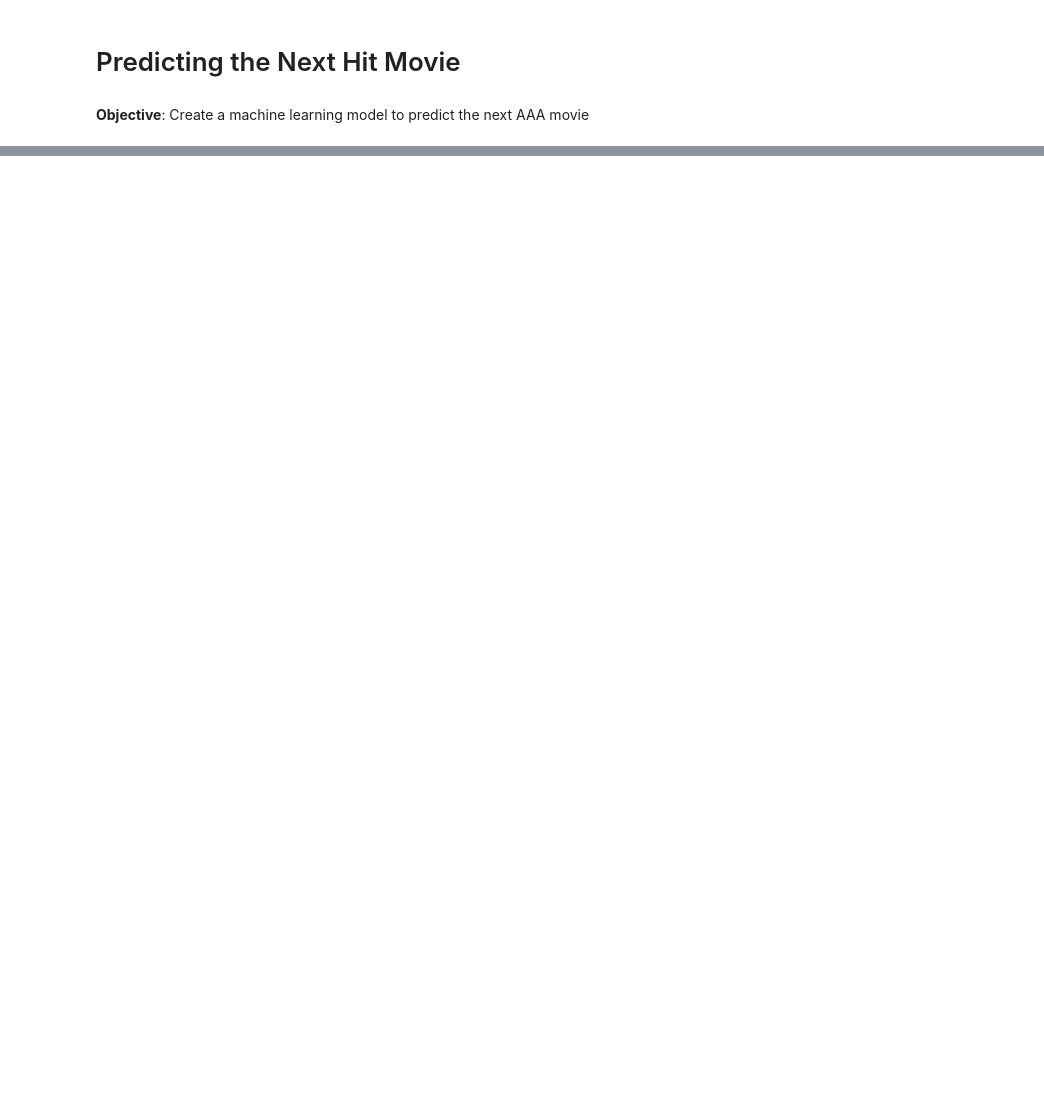
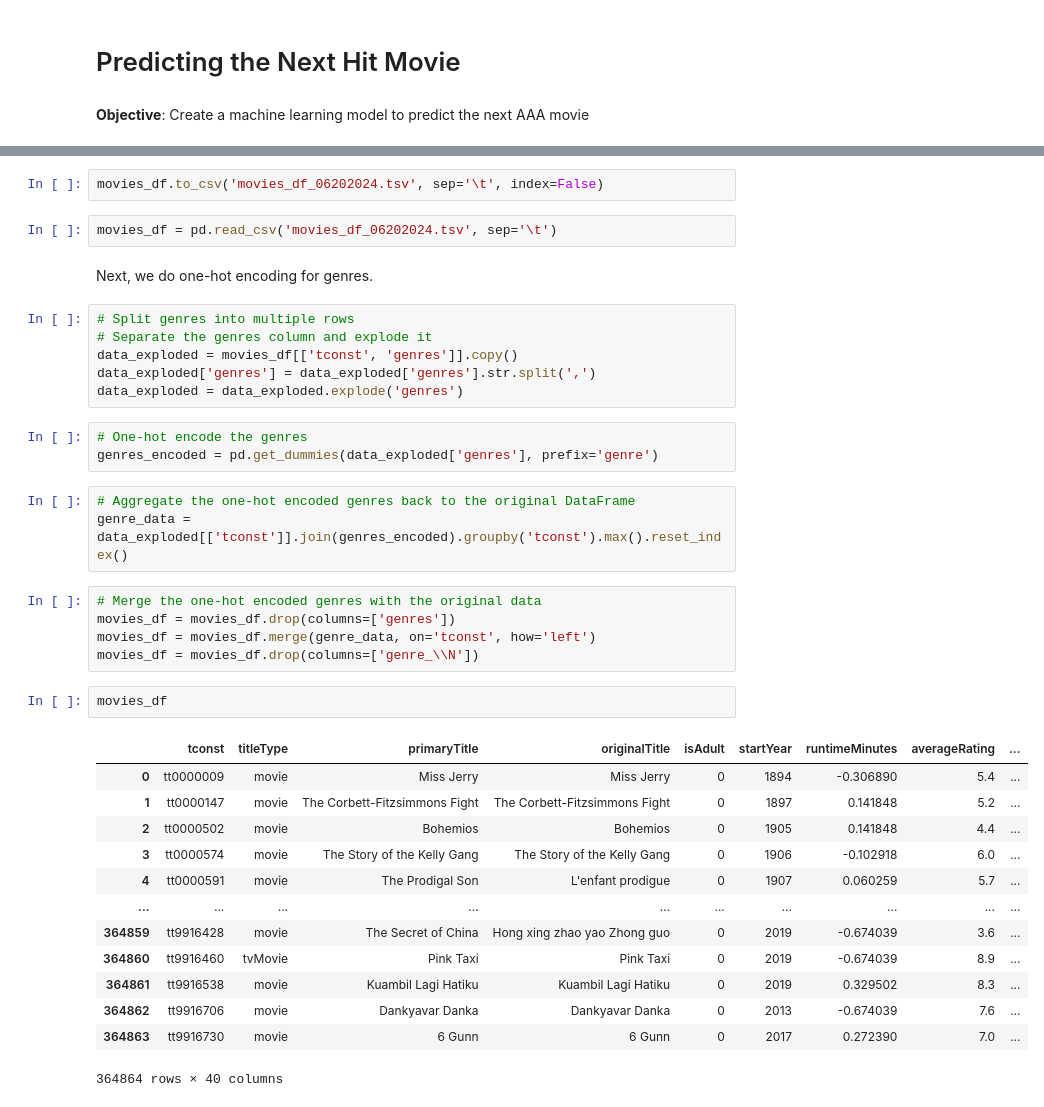
Before and after one commit to ayishamiara/Predicting-the-Next-Hit-Movie, a Jupyter notebook: main.ipynb, the cells around one changed output, grey strips where cells are left out. Cells and saved outputs as stored; diff of their text form; blank space fills up the shorter version.

```diff
--- a/main.ipynb
+++ b/main.ipynb
@@ -31,0 +253,39 @@ title_ratings = pd.read_csv(files['title_ratings'], sep='\t')
+# %%
+movies_df.to_csv('movies_df_06202024.tsv', sep='\t', index=False)
+# %%
+movies_df = pd.read_csv('movies_df_06202024.tsv', sep='\t')
+# %% [markdown]
+Next, we do one-hot encoding for genres.
+# %%
+# Split genres into multiple rows
+# Separate the genres column and explode it
+data_exploded = movies_df[['tconst', 'genres']].copy()
+data_exploded['genres'] = data_exploded['genres'].str.split(',')
+data_exploded = data_exploded.explode('genres')
+# %%
+# One-hot encode the genres
+genres_encoded = pd.get_dummies(data_exploded['genres'], prefix='genre')
+# %%
+# Aggregate the one-hot encoded genres back to the original DataFrame
+genre_data = data_exploded[['tconst']].join(genres_encoded).groupby('tconst').max().reset_index()
+# %%
+# Merge the one-hot encoded genres with the original data
+movies_df = movies_df.drop(columns=['genres'])
+movies_df = movies_df.merge(genre_data, on='tconst', how='left')
+movies_df = movies_df.drop(columns=['genre_\\N'])
+# %%
+movies_df
+# %% [output]
+|  | tconst | titleType | primaryTitle | originalTitle | isAdult | startYear | runtimeMinutes | averageRating | ... |
+| 0 | tt0000009 | movie | Miss Jerry | Miss Jerry | 0 | 1894 | -0.306890 | 5.4 | ... |
+| 1 | tt0000147 | movie | The Corbett-Fitzsimmons Fight | The Corbett-Fitzsimmons Fight | 0 | 1897 | 0.141848 | 5.2 | ... |
+| 2 | tt0000502 | movie | Bohemios | Bohemios | 0 | 1905 | 0.141848 | 4.4 | ... |
+| 3 | tt0000574 | movie | The Story of the Kelly Gang | The Story of the Kelly Gang | 0 | 1906 | -0.102918 | 6.0 | ... |
+| 4 | tt0000591 | movie | The Prodigal Son | L'enfant prodigue | 0 | 1907 | 0.060259 | 5.7 | ... |
+| ... | ... | ... | ... | ... | ... | ... | ... | ... | ... |
+| 364859 | tt9916428 | movie | The Secret of China | Hong xing zhao yao Zhong guo | 0 | 2019 | -0.674039 | 3.6 | ... |
+| 364860 | tt9916460 | tvMovie | Pink Taxi | Pink Taxi | 0 | 2019 | -0.674039 | 8.9 | ... |
+| 364861 | tt9916538 | movie | Kuambil Lagi Hatiku | Kuambil Lagi Hatiku | 0 | 2019 | 0.329502 | 8.3 | ... |
+| 364862 | tt9916706 | movie | Dankyavar Danka | Dankyavar Danka | 0 | 2013 | -0.674039 | 7.6 | ... |
+| 364863 | tt9916730 | movie | 6 Gunn | 6 Gunn | 0 | 2017 | 0.272390 | 7.0 | ... |
+364864 rows × 40 columns
```
Also changed, not shown: parts of 45 cells of this notebook, 2 other files.
